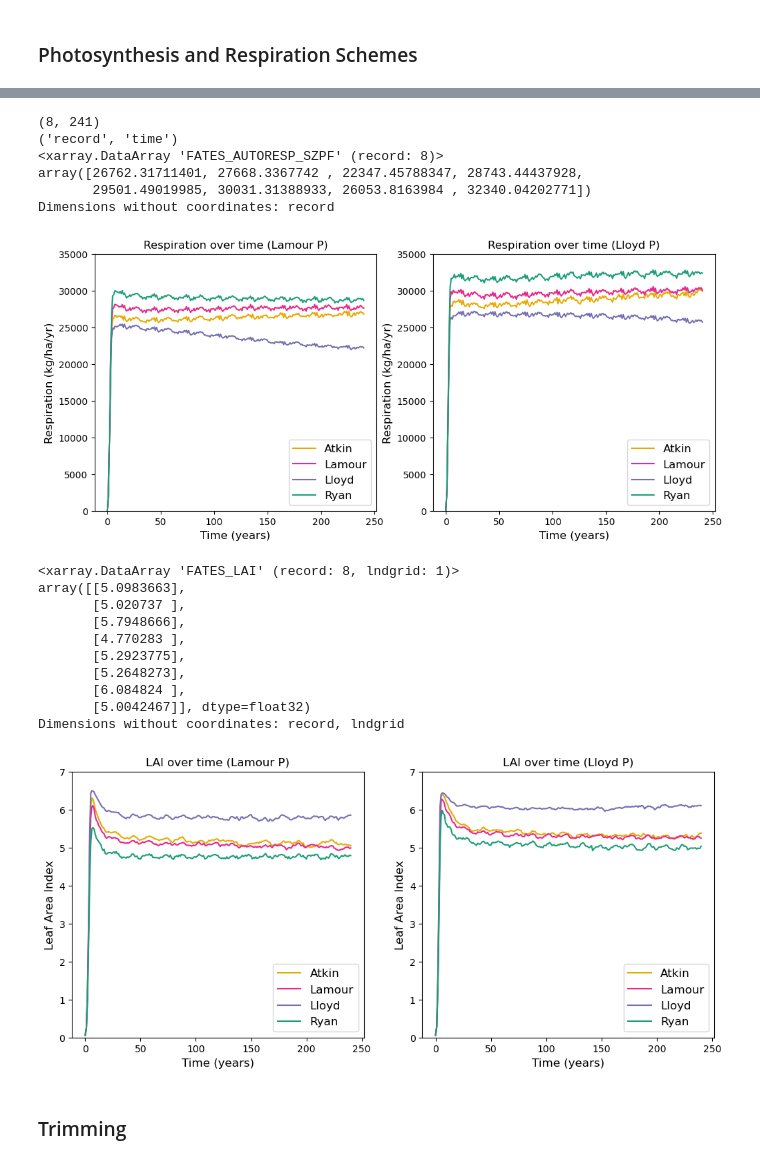
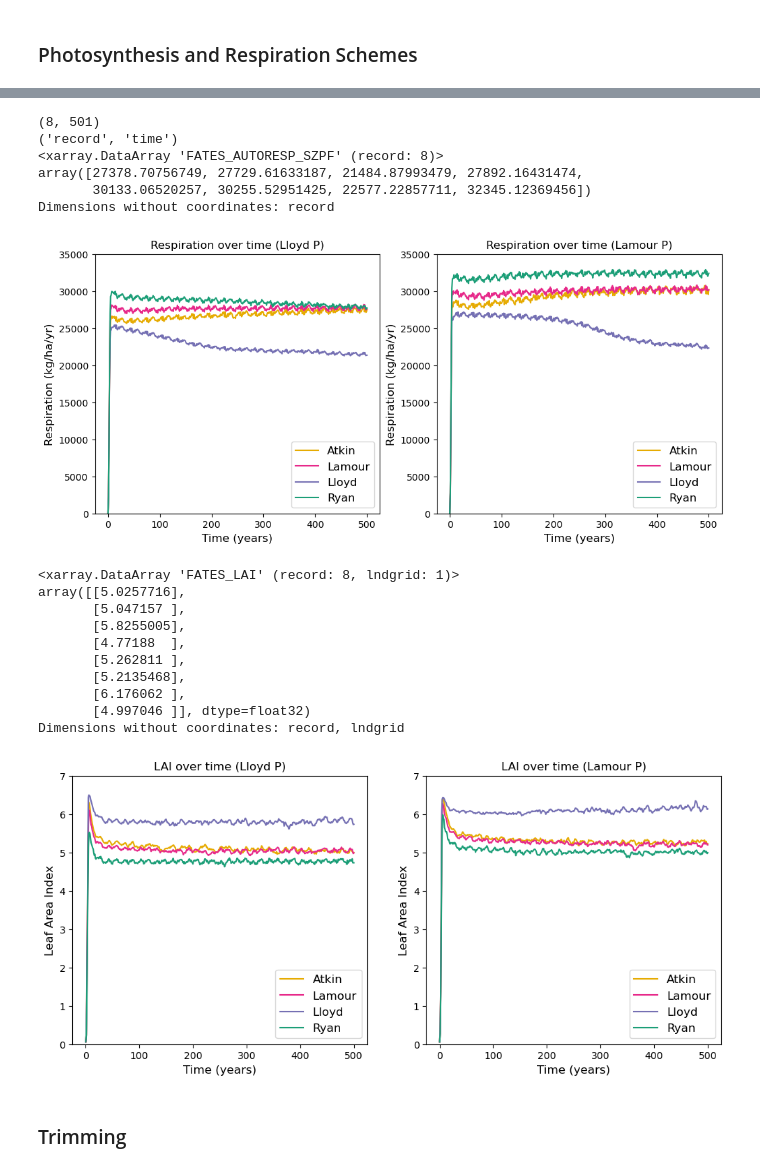
Before and after one commit to dey3434/suli_internship, a Jupyter notebook: SULI Project - Benchmarking and Testing.ipynb, the cells around one changed output, grey strips where cells are left out. Saved outputs shown, nothing was run; the diff lists cells and outputs as text; code cells hidden in the pictures.

```diff
--- a/SULI Project - Benchmarking and Testing.ipynb
+++ b/SULI Project - Benchmarking and Testing.ipynb
@@ -114,7 +114,14 @@ bcie2time = bcie2.variables['time'] / 365
 #bcie3 = '/Users/sharmiladey/Desktop/bci_ensemble_2pfts_vert_scaling_slatop1.5.Eb645be3aa2-Ff47577fa.2023-07-05.h0.ensemble.sofar.nc'
 #first run with all 8 models! has a fates bug tho
 #bcie3 = '/Users/sharmiladey/Desktop/bci_ensemble_2pfts_vert_vcmax_scaling.Eb645be3aa2-F00b6500c.2023-07-14.h0.ensemble.sofar.nc'
-bcie3 = '/Users/sharmiladey/Desktop/bci_ensemble_2pfts_vert_vcmax_scaling.Eb645be3aa2-F2cdbefb8.2023-07-17.h0.ensemble.sofar.nc'
+#250 years, all 8 models
+#bcie3 = '/Users/sharmiladey/Desktop/bci_ensemble_2pfts_vert_vcmax_scaling.Eb645be3aa2-F2cdbefb8.2023-07-17.h0.ensemble.sofar.nc'
+#500 years, all 8 models, finished version of previous bcie3
+#bcie3 = '/Users/sharmiladey/Desktop/bci_ensemble_2pfts_vert_vcmax_scaling.Eb645be3aa2-F2cdbefb8.2023-07-25.h0.ensemble.sofar.nc'
+#300 years new history output variable
+#bcie3 = '/Users/sharmiladey/Desktop/bci_ensemble_2pfts_vert_vcmax_scaling.Eb645be3aa2-F93377650.2023-07-25.h0.ensemble.sofar.nc'
+#500 version of model above
+bcie3 = '/Users/sharmiladey/Desktop/bci_ensemble_2pfts_vert_vcmax_scaling.Eb645be3aa2-F93377650.2023-07-28.h0.ensemble.sofar.nc'
 bcie3 = xr.open_dataset(bcie3, decode_times=False)
 bcie3time = bcie3.variables['time'] / 365
 
@@ -594,7 +600,7 @@ f1ax0.plot(bcie3time, resp[0,:], color=colormap2[7], label='Atkin')
 f1ax0.plot(bcie3time, resp[1,:], color=colormap2[4], label='Lamour')
 f1ax0.plot(bcie3time, resp[2,:], color=colormap2[3], label='Lloyd')
 f1ax0.plot(bcie3time, resp[3,:], color=colormap2[0], label='Ryan')
-f1ax0.set_title(r'Respiration over time (Lamour P)', fontsize=12)
+f1ax0.set_title(r'Respiration over time (Lloyd P)', fontsize=12)
 f1ax0.set_xlabel(r'Time (years)', fontsize=12)
 f1ax0.set_ylabel(r'Respiration (kg/ha/yr)', fontsize=12)
 f1ax0.set_ylim(0, 35000)
@@ -605,7 +611,7 @@ f1ax1.plot(bcie3time, resp[4,:], color=colormap2[7], label='Atkin')
 f1ax1.plot(bcie3time, resp[5,:], color=colormap2[4], label='Lamour')
 f1ax1.plot(bcie3time, resp[6,:], color=colormap2[3], label='Lloyd')
 f1ax1.plot(bcie3time, resp[7,:], color=colormap2[0], label='Ryan')
-f1ax1.set_title(r'Respiration over time (Lloyd P)', fontsize=12)
+f1ax1.set_title(r'Respiration over time (Lamour P)', fontsize=12)
 f1ax1.set_xlabel(r'Time (years)', fontsize=12)
 f1ax1.set_ylabel(r'Respiration (kg/ha/yr)', fontsize=12)
 f1ax1.set_ylim(0, 35000)
@@ -625,37 +631,43 @@ f1ax1.legend(prop={'size':12})"""
 """f1ax2.plot(cstarv[0,:].fates_levscls, cstarv[0,:], color='green', label='atkin', alpha = 0.4)
 f1ax2.plot(cstarv[1,:].fates_levscls, cstarv[1,:], color='orange', label='lamour', alpha = 0.4)
 f1ax2.plot(cstarv[2,:].fates_levscls, cstarv[2,:], color='blue', label='concave', alpha = 0.4)
 f1ax2.plot(cstarv[3,:].fates_levscls, cstarv[3,:], color='red', label='lloyd', alpha = 0.4)
 f1ax2.set_title(r'Carbon Starvation by Size', fontsize=12)
 f1ax2.set_xlabel(r'Size (cm)', fontsize=12)
 f1ax2.set_ylabel(r'Mortality by Carbon Starvation (m$^2$)', fontsize=12)
 f1ax2.legend(prop={'size':12})
 f1ax2.set_yscale('log')"""
 
 #npp/gpp
 f1ax3.plot(bcie3time, ngpp[0,:], color='green', label='atkin', alpha = 0.4)
 f1ax3.plot(bcie3time, ngpp[1,:], color='orange', label='lamour', alpha = 0.4)
 f1ax3.plot(bcie3time, ngpp[2,:], color='blue', label='concave', alpha = 0.4)
 f1ax3.plot(bcie3time, ngpp[3,:], color='red', label='lloyd', alpha = 0.4)
 f1ax3.set_title(r'NPP/GPP', fontsize=12)
 f1ax3.set_xlabel(r'Time (years)', fontsize=12)
 f1ax3.set_ylabel(r'NPP/GPP', fontsize=12)
 f1ax3.legend(prop={'size':12})
 
 resp = resp.isel(time=slice(tave_start, tave_stop))
 resp = resp.mean(dim="time")
 print(resp)
 
+#DIFFERENCE IN RESPIRATION UNDER LLOYD COMPARED TO LAMOUR PHOTOSYNTHESIS
+#10.7% increase for atkin
+#8.9% increase for lamour
+#12.5% increase for lloyd
+#12.5 increase for ryan
+
 #Does having a higher npp/gpp ratio mean that lloyd is the best for lai (more productivity)?
 #Also potentially supported by crown area over time
 # %% [output]
-(8, 241)
+(8, 501)
 ('record', 'time')
 <xarray.DataArray 'FATES_AUTORESP_SZPF' (record: 8)>
-array([26762.31711401, 27668.3367742 , 22347.45788347, 28743.44437928,
-       29501.49019985, 30031.31388933, 26053.8163984 , 32340.04202771])
+array([27378.70756749, 27729.61633187, 21484.87993479, 27892.16431474,
+       30133.06520257, 30255.52951425, 22577.22857711, 32345.12369456])
 Dimensions without coordinates: record
-[figure, old version]
+[figure, new version]
 # %%
 ninst = len(bcie3.variables['lon'])
 bcisw = [4, 5, 10, 10, 10, 10, 50, 100, 300]
@@ -672,7 +684,7 @@ f1ax0.plot(bcie3time, lai[0,:], color=colormap2[7], label='Atkin')
 f1ax0.plot(bcie3time, lai[1,:], color=colormap2[4], label='Lamour')
 f1ax0.plot(bcie3time, lai[2,:], color=colormap2[3], label='Lloyd')
 f1ax0.plot(bcie3time, lai[3,:], color=colormap2[0], label='Ryan')
-f1ax0.set_title(r'LAI over time (Lamour P)', fontsize=12)
+f1ax0.set_title(r'LAI over time (Lloyd P)', fontsize=12)
 f1ax0.set_xlabel(r'Time (years)', fontsize=12)
 f1ax0.set_ylabel(r'Leaf Area Index', fontsize=12)
 f1ax0.set_ylim(0, 7)
@@ -682,7 +694,7 @@ f1ax1.plot(bcie3time, lai[4,:], color=colormap2[7], label='Atkin')
 f1ax1.plot(bcie3time, lai[5,:], color=colormap2[4], label='Lamour')
 f1ax1.plot(bcie3time, lai[6,:], color=colormap2[3], label='Lloyd')
 f1ax1.plot(bcie3time, lai[7,:], color=colormap2[0], label='Ryan')
-f1ax1.set_title(r'LAI over time (Lloyd P)', fontsize=12)
+f1ax1.set_title(r'LAI over time (Lamour P)', fontsize=12)
 f1ax1.set_xlabel(r'Time (years)', fontsize=12)
 f1ax1.set_ylabel(r'Leaf Area Index', fontsize=12)
 f1ax1.set_ylim(0, 7)
@@ -695,16 +707,16 @@ print(lai)
 #Conclusion: all of our proposed models show lower lai than the original model
 # %% [output]
 <xarray.DataArray 'FATES_LAI' (record: 8, lndgrid: 1)>
-array([[5.0983663],
-       [5.020737 ],
-       [5.7948666],
-       [4.770283 ],
-       [5.2923775],
-       [5.2648273],
-       [6.084824 ],
-       [5.0042467]], dtype=float32)
+array([[5.0257716],
+       [5.047157 ],
+       [5.8255005],
+       [4.77188  ],
+       [5.262811 ],
+       [5.2135468],
+       [6.176062 ],
+       [4.997046 ]], dtype=float32)
 Dimensions without coordinates: record, lndgrid
-[figure, old version]
+[figure, new version]
 # %% [markdown]
 ### Trimming
 # %%
```
Also changed, not shown: parts of 25 cells of this notebook.
